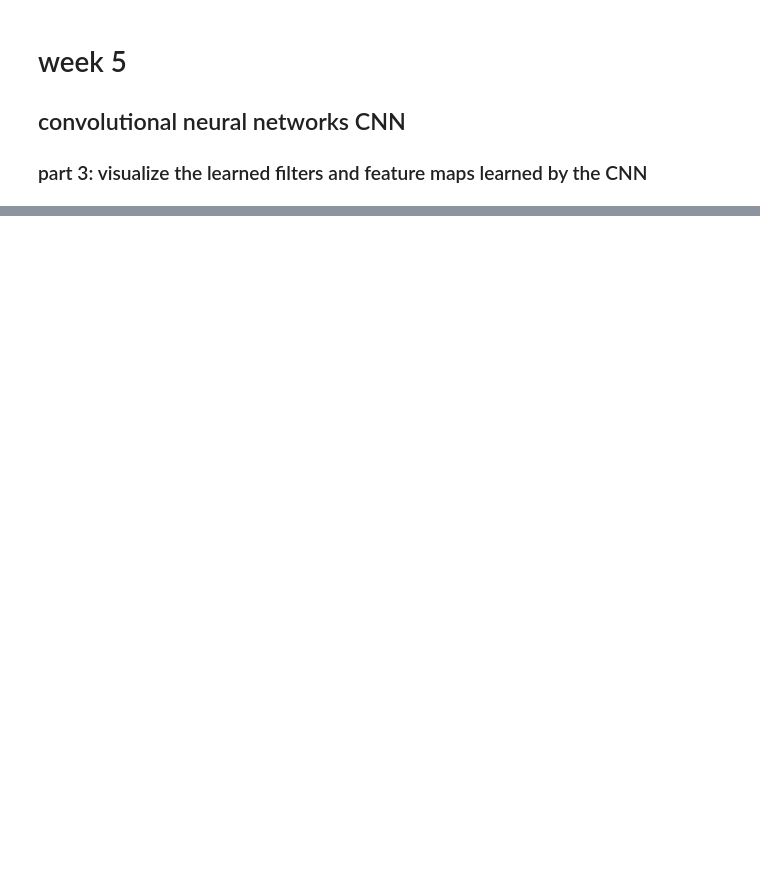
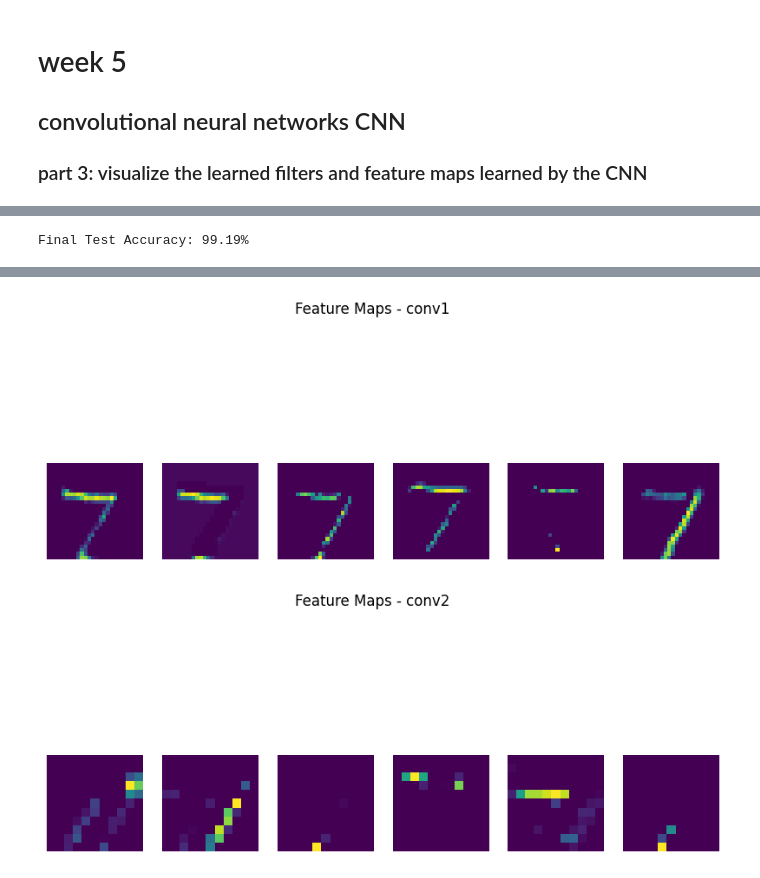
Before and after one commit to Rohithgg/neural-network-and-deep-learning-lab, a Jupyter notebook: week5p3.ipynb, the cells around one changed output, grey strips where cells are left out. Drawn from its saved outputs; the diff is of its cells as text; code cells hidden in the pictures; blank space fills up the shorter version.

```diff
--- a/week5p3.ipynb
+++ b/week5p3.ipynb
@@ -96,0 +77,29 @@ visualize_filters("conv1") # Visualize the filters of the first Conv layer
+# %%
+# Step 5: Evaluate the final model
+final_accuracy = cnn_model.evaluate(X_test, y_test, verbose=0)[1] * 100
+print(f"Final Test Accuracy: {final_accuracy:.2f}%")
+# %% [output]
+Final Test Accuracy: 99.19%
+# %%
+# Step 6: Visualize filters and feature maps
+# Ensure the model has been called at least once
+_ = cnn_model.predict(np.expand_dims(X_test[0], axis=0))
+
+# Extract outputs of convolutional layers
+layer_outputs = [layer.output for layer in cnn_model.layers if "conv" in layer.name]
+activation_model = tf.keras.models.Model(inputs=cnn_model.input, outputs=layer_outputs)
+
+# Select a sample image
+sample_image = np.expand_dims(X_test[0], axis=0)
+feature_maps = activation_model.predict(sample_image)
+
+for layer_name, feature_map in zip([layer.name for layer in cnn_model.layers if "conv" in layer.name], feature_maps):
+    plt.figure(figsize=(10, 5))
+    num_filters = feature_map.shape[-1]
+    for i in range(min(num_filters, 6)): # Visualizing first 6 feature maps
+        plt.subplot(1, 6, i + 1)
+        plt.imshow(feature_map[0, :, :, i], cmap="viridis")
+        plt.axis("off")
+    plt.suptitle(f"Feature Maps - {layer_name}")
+    plt.show()
+# %% [output]
@@ -96,0 +108,2 @@ visualize_filters("conv1") # Visualize the filters of the first Conv layer
+[figure, added]
+[figure, added]
```
Also changed, not shown: parts of 8 cells of this notebook, 6 other files.
